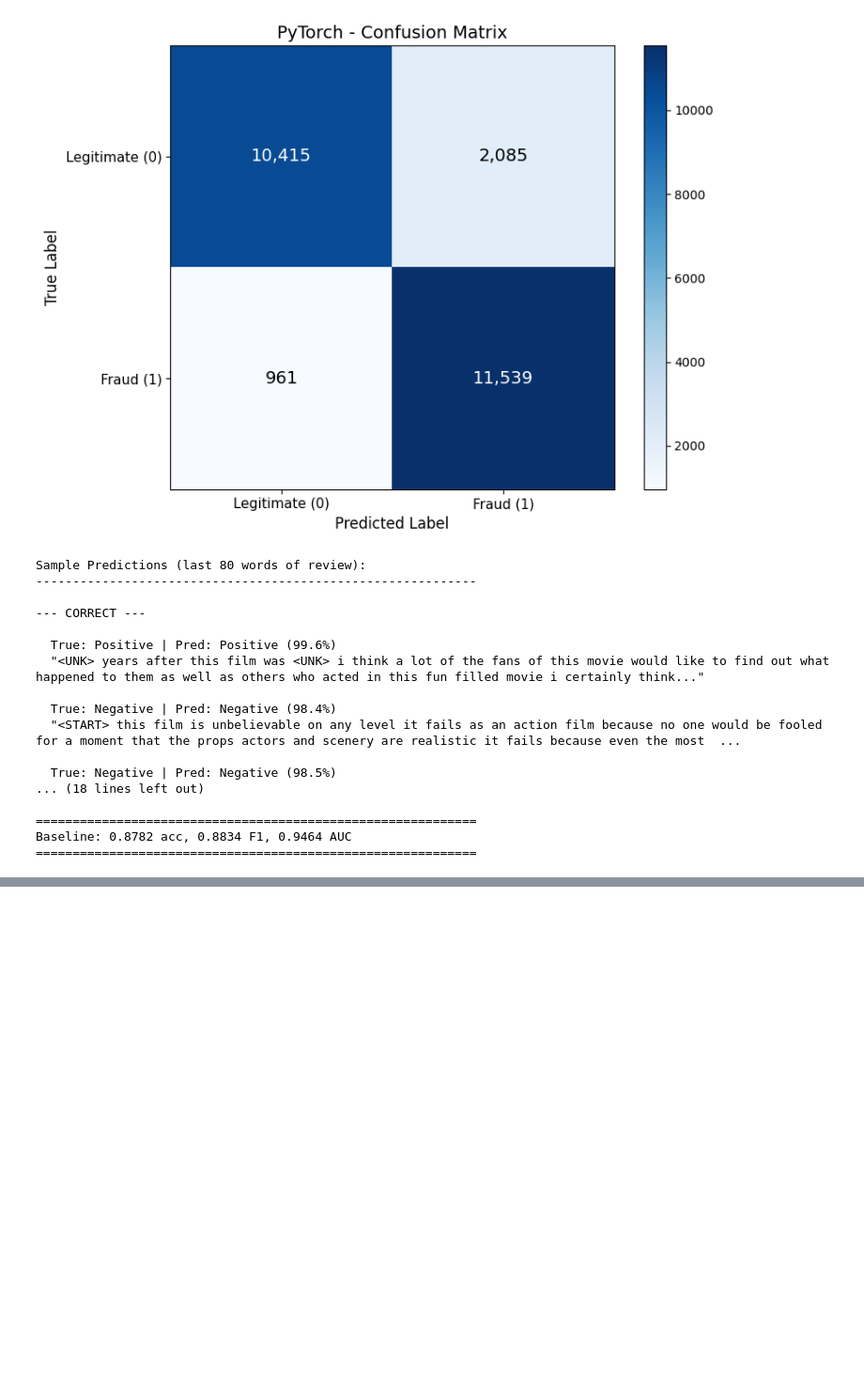
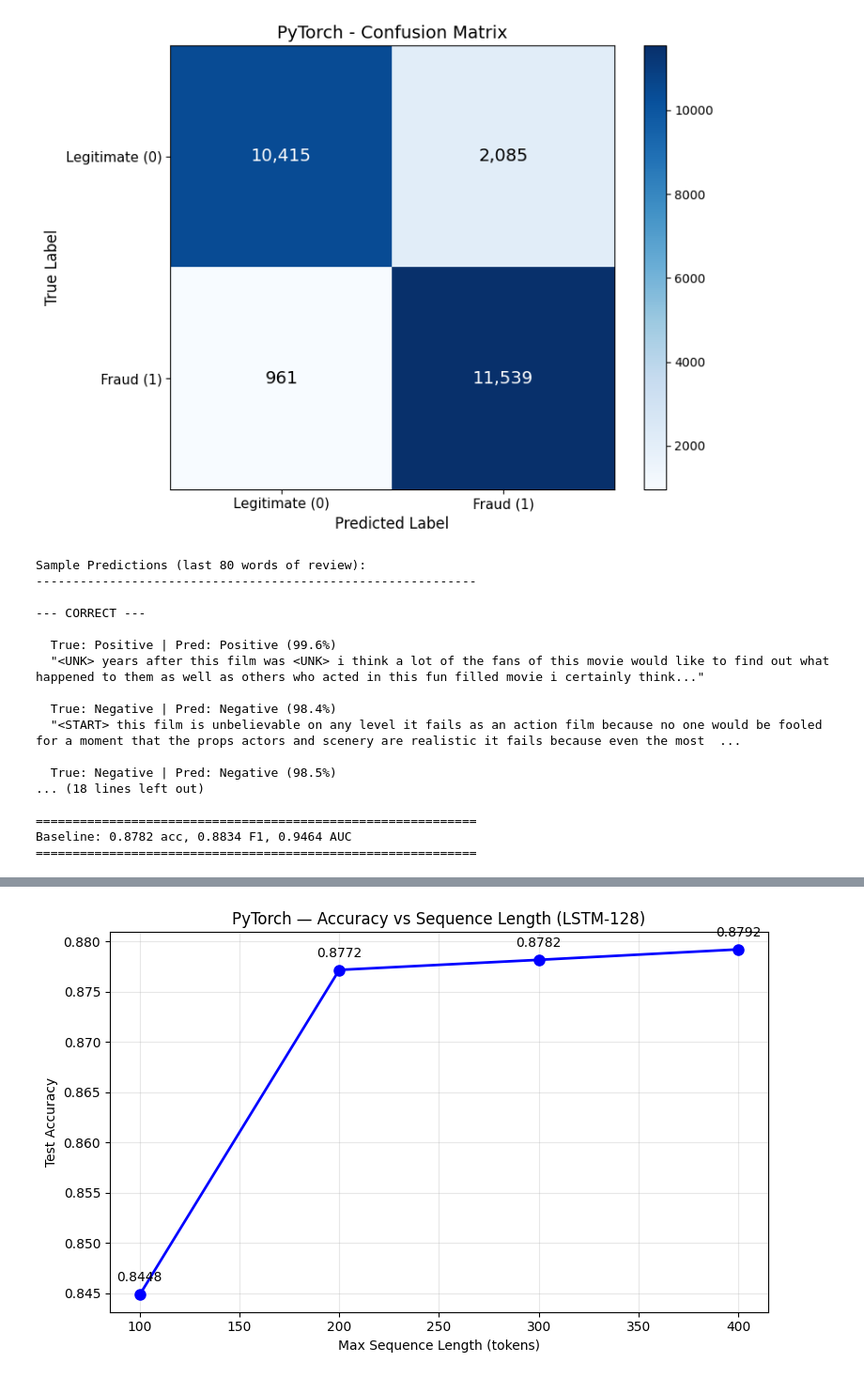
Before and after one commit to GoudyMT/ml-framework-comparison, a Jupyter notebook: PyTorch/13-lstm/pipeline_imdb.ipynb, the cells around one changed output, grey strips where cells are left out. Shown at 94% size. Saved outputs shown, nothing was run; the diff lists cells and outputs as text; code cells hidden in the pictures; blank space fills up the shorter version.

Commit message:
feat: lstm - arch sweep, sequence length ablation, training visuals, performance benchmark, results saved & pushed to comparison

```diff
--- a/PyTorch/13-lstm/pipeline_imdb.ipynb
+++ b/PyTorch/13-lstm/pipeline_imdb.ipynb
@@ -352,0 +463,94 @@ Baseline: 0.8782 acc, 0.8834 F1, 0.9464 AUC
+# %%
+# Step 5: Sequence Length Ablation
+"""
+Key LSTM experiment: does longer context improve accuracy?
+Retrain LSTM-128 at different max_lengths (100, 200, 300, 400).
+Requires re-loading and re-padding the raw IMDB data at each length.
+"""
+
+print("=" * 60)
+print("[5/8] Sequence Length Ablation")
+print("=" * 60)
+
+from tensorflow.keras.datasets import imdb as imdb_loader
+from tensorflow.keras.utils import pad_sequences
+
+# Load raw IMDB (variable-length sequences)
+(X_train_raw, y_train_raw), (X_test_raw, y_test_raw) = imdb_loader.load_data(num_words=10000)
+
+lengths_to_test = [100, 200, 300, 400]
+length_results = {}
+
+for max_len in lengths_to_test:
+    print(f"\n--- max_length={max_len} ---")
+
+    # Re-pad at this length
+    X_tr_pad = pad_sequences(X_train_raw, maxlen=max_len, padding='pre', truncating='pre')
+    X_te_pad = pad_sequences(X_test_raw, maxlen=max_len, padding='pre', truncating='pre')
+
+    # Split train/val (same split as Cell 1)
+    X_tr_len = torch.tensor(X_tr_pad[tr_idx.cpu().numpy()], dtype=torch.long).to(device)
+    y_tr_len = torch.tensor(y_train_raw[tr_idx.cpu().numpy()], dtype=torch.float32).to(device)
+    X_val_len = torch.tensor(X_tr_pad[val_idx.cpu().numpy()], dtype=torch.long).to(device)
+    y_val_len = torch.tensor(y_train_raw[val_idx.cpu().numpy()], dtype=torch.float32).to(device)
+    X_te_len = torch.tensor(X_te_pad, dtype=torch.long).to(device)
+
+    tr_ds_len = TensorDataset(X_tr_len, y_tr_len)
+    tr_loader_len = DataLoader(tr_ds_len, batch_size=BATCH_SIZE, shuffle=True)
+
+    torch.manual_seed(RANDOM_STATE)
+    mdl = LSTMSentiment(VOCAB_SIZE, EMBED_DIM, hidden_size=128,
+                         num_layers=2, dropout=0.3).to(device)
+
+    hist = train_sentiment(mdl, tr_loader_len, X_val_len, y_val_len,
+                            max_epochs=20, patience=5)
+
+    # Batched test eval
+    mdl.eval()
+    preds_list = []
+    with torch.no_grad():
+        for i in range(0, len(X_te_len), BATCH_SIZE):
+            batch = X_te_len[i:i+BATCH_SIZE]
+            logits = mdl(batch)
+            preds_list.append((logits > 0).long().cpu().numpy())
+
+    preds = np.concatenate(preds_list)
+    acc = float((preds == y_test).mean())
+
+    length_results[max_len] = {
+        'accuracy': acc, 'epochs': hist['epochs'],
+        'best_val_acc': hist['best_val_acc']
+    }
+    print(f"  Acc: {acc:.4f} | Val Acc: {hist['best_val_acc']:.4f} | Epochs: {hist['epochs']}")
+
+    # Free memory
+    del X_tr_len, y_tr_len, X_val_len, y_val_len, X_te_len, mdl
+    torch.cuda.empty_cache()
+
+# Summary + plot
+print(f"\n{'='*60}")
+print("Sequence Length Ablation — LSTM-128")
+print(f"{'='*60}")
+print(f"{'Length':>8} {'Accuracy':>10} {'Val Acc':>10} {'Epochs':>8}")
+print(f"{'-'*36}")
+for length, r in sorted(length_results.items()):
+    print(f"{length:>8} {r['accuracy']:>10.4f} {r['best_val_acc']:>10.4f} {r['epochs']:>8}")
+
+import matplotlib.pyplot as plt
+fig, ax = plt.subplots(figsize=(8, 5))
+lens = sorted(length_results.keys())
+accs = [length_results[l]['accuracy'] for l in lens]
+ax.plot(lens, accs, 'bo-', linewidth=2, markersize=8)
+ax.set_xlabel('Max Sequence Length (tokens)')
+ax.set_ylabel('Test Accuracy')
+ax.set_title(f'{FRAMEWORK} — Accuracy vs Sequence Length (LSTM-128)')
+ax.grid(True, alpha=0.3)
+for l, a in zip(lens, accs):
+    ax.annotate(f'{a:.4f}', (l, a), textcoords="offset points",
+                xytext=(0, 10), ha='center', fontsize=10)
+plt.tight_layout()
+plt.savefig(f'{RESULTS_DIR}/sequence_length_ablation.png', dpi=150, bbox_inches='tight')
+plt.show()
+
+print(f"\nKey finding: {'Longer sequences help' if accs[-1] > accs[0] else 'Diminishing returns'}")
+# %% [output]
@@ -352,0 +574 @@ Baseline: 0.8782 acc, 0.8834 F1, 0.9464 AUC
+[figure, added]
```
Also changed, not shown: parts of 5 cells of this notebook, 4 other files.
